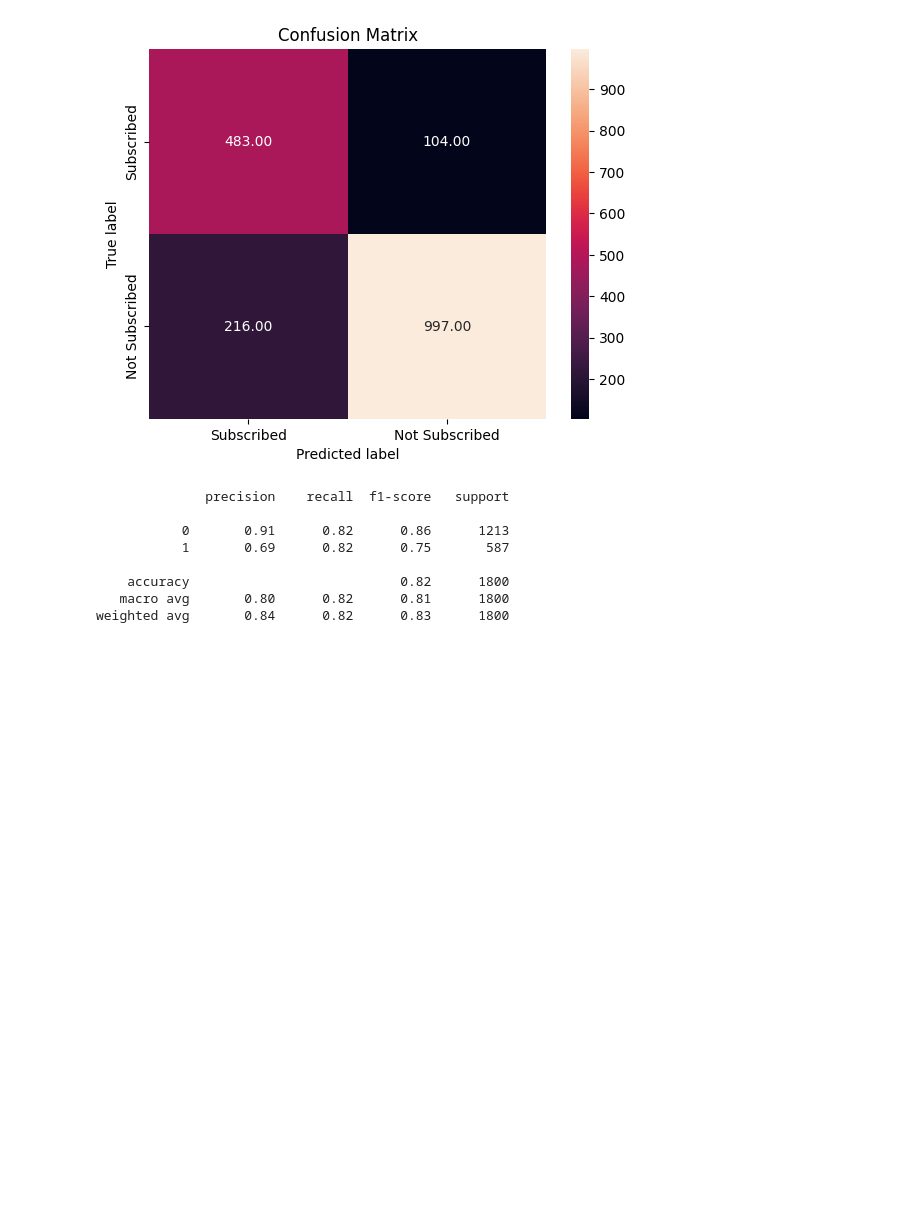
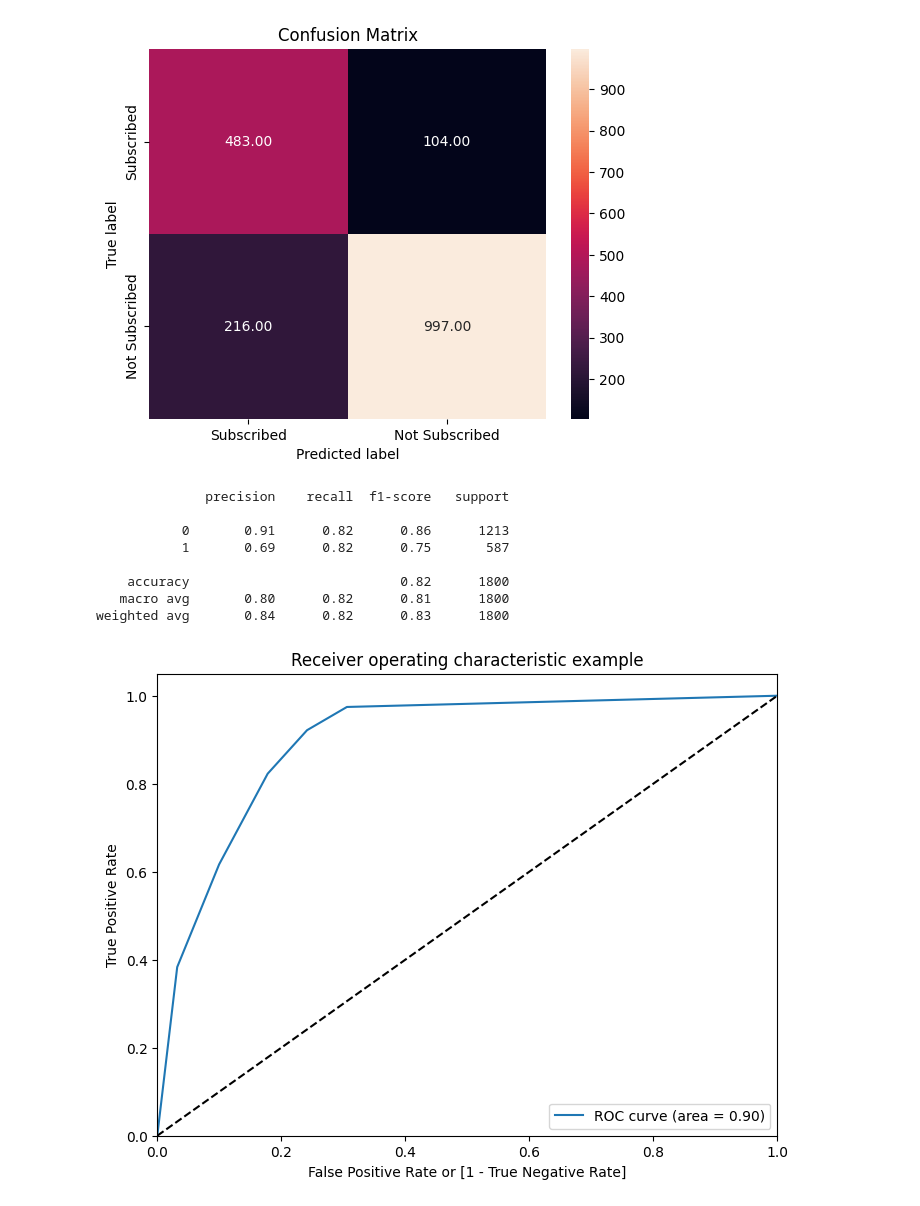
Before and after one commit to sandeepdixit05/machinelearning, a Jupyter notebook: 19_module 05 Bank Analysis.ipynb, the cells around one changed output. Cells and saved outputs as stored; diff of their text form; code cells hidden in the pictures; blank space fills up the shorter version.

```diff
--- a/19_module 05 Bank Analysis.ipynb
+++ b/19_module 05 Bank Analysis.ipynb
@@ -149,0 +195,7 @@ weighted avg       0.84      0.82      0.83      1800
+# %%
+from sklearn.metrics import roc_auc_score
+
+## Invoking draw_roc_curve with the KNN model
+draw_roc_curve(knn_clf, test_X, test_y);
+# %% [output]
+[figure, added]
```
Also changed, not shown: parts of 1 cell of this notebook.
